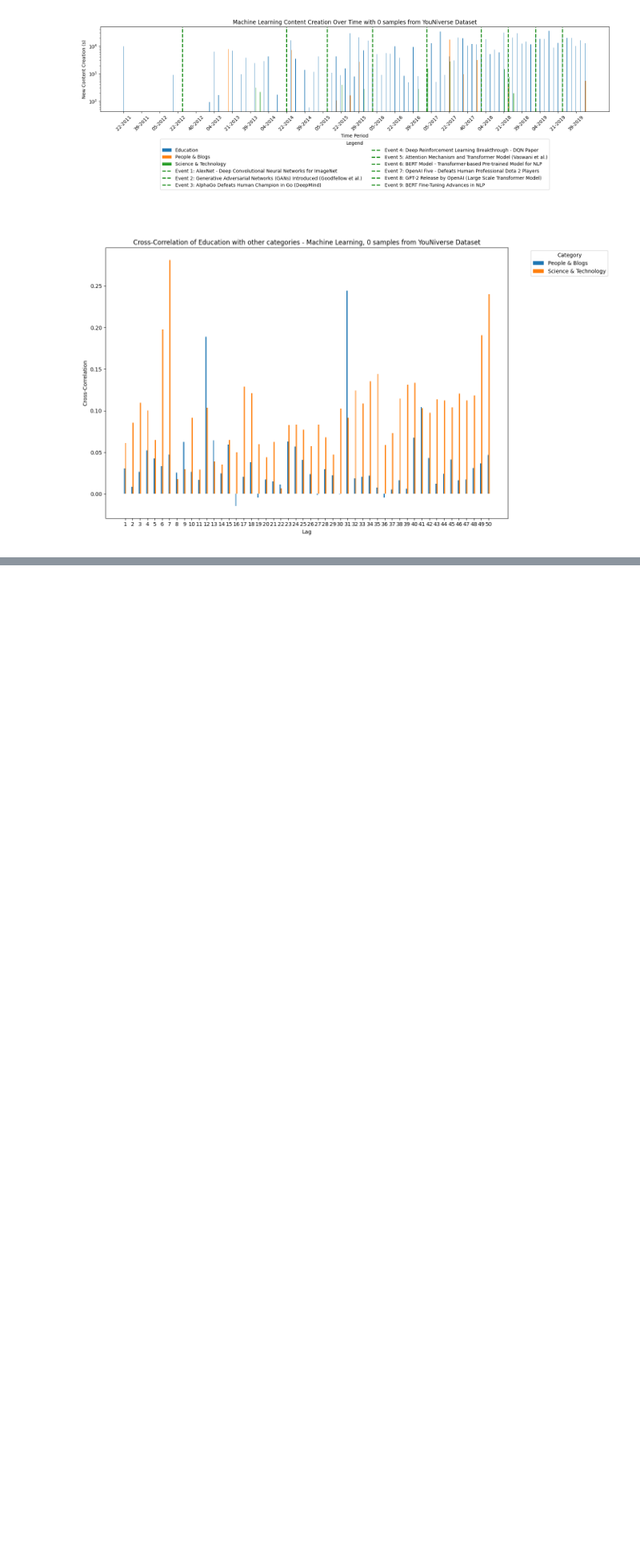
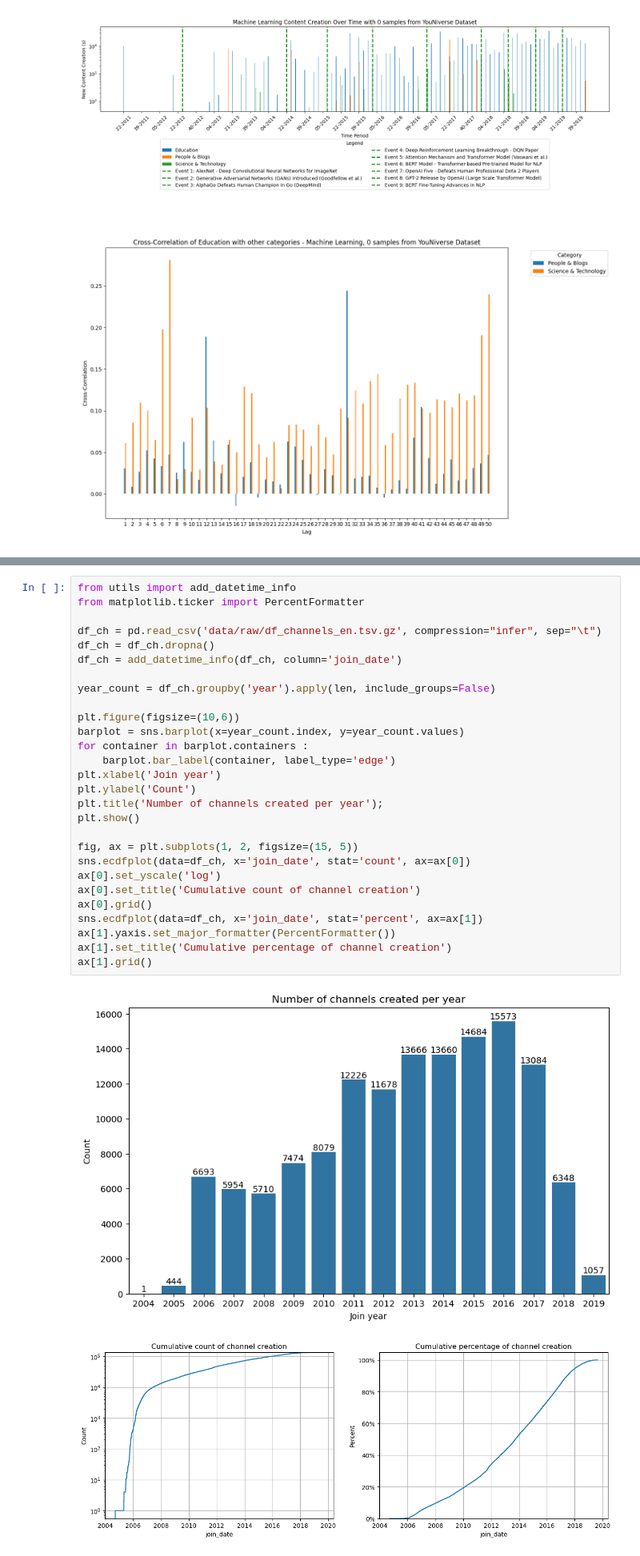
Before and after one commit to epfl-ada/ada-2024-project-sickada, a Jupyter notebook: results.ipynb, the cells around one changed output, grey strips where cells are left out. Shown: that part at 80% size. Cells and saved outputs as stored; diff of their text form; blank space fills up the shorter version.

```diff
--- a/results.ipynb
+++ b/results.ipynb
@@ -239,0 +242,31 @@ for freq in frequencies:
+# %%
+from utils import add_datetime_info
+from matplotlib.ticker import PercentFormatter
+
+df_ch = pd.read_csv('data/raw/df_channels_en.tsv.gz', compression="infer", sep="\t")
+df_ch = df_ch.dropna()
+df_ch = add_datetime_info(df_ch, column='join_date')
+
+year_count = df_ch.groupby('year').apply(len, include_groups=False)
+
+plt.figure(figsize=(10,6))
+barplot = sns.barplot(x=year_count.index, y=year_count.values)
+for container in barplot.containers :
+    barplot.bar_label(container, label_type='edge')
+plt.xlabel('Join year')
+plt.ylabel('Count')
+plt.title('Number of channels created per year');
+plt.show()
+
+fig, ax = plt.subplots(1, 2, figsize=(15, 5))
+sns.ecdfplot(data=df_ch, x='join_date', stat='count', ax=ax[0])
+ax[0].set_yscale('log')
+ax[0].set_title('Cumulative count of channel creation')
+ax[0].grid()
+sns.ecdfplot(data=df_ch, x='join_date', stat='percent', ax=ax[1])
+ax[1].yaxis.set_major_formatter(PercentFormatter())
+ax[1].set_title('Cumulative percentage of channel creation')
+ax[1].grid()
+# %% [output]
+[figure, added]
+[figure, added]
```
Also changed, not shown: parts of 9 cells of this notebook, 1 other file.
